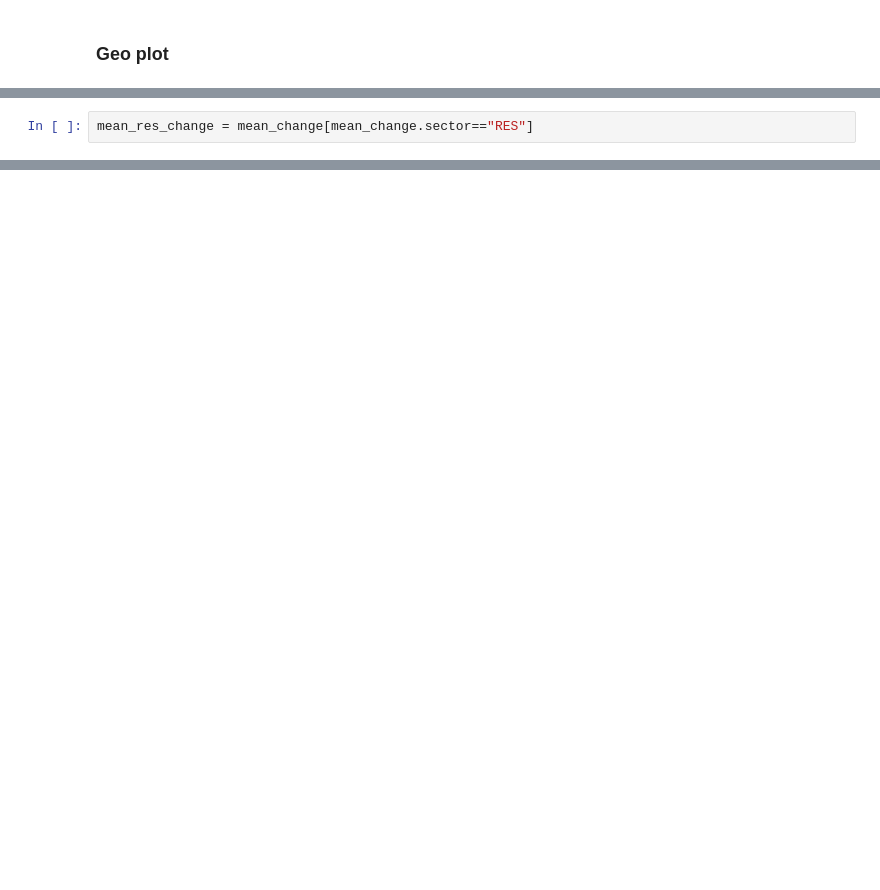
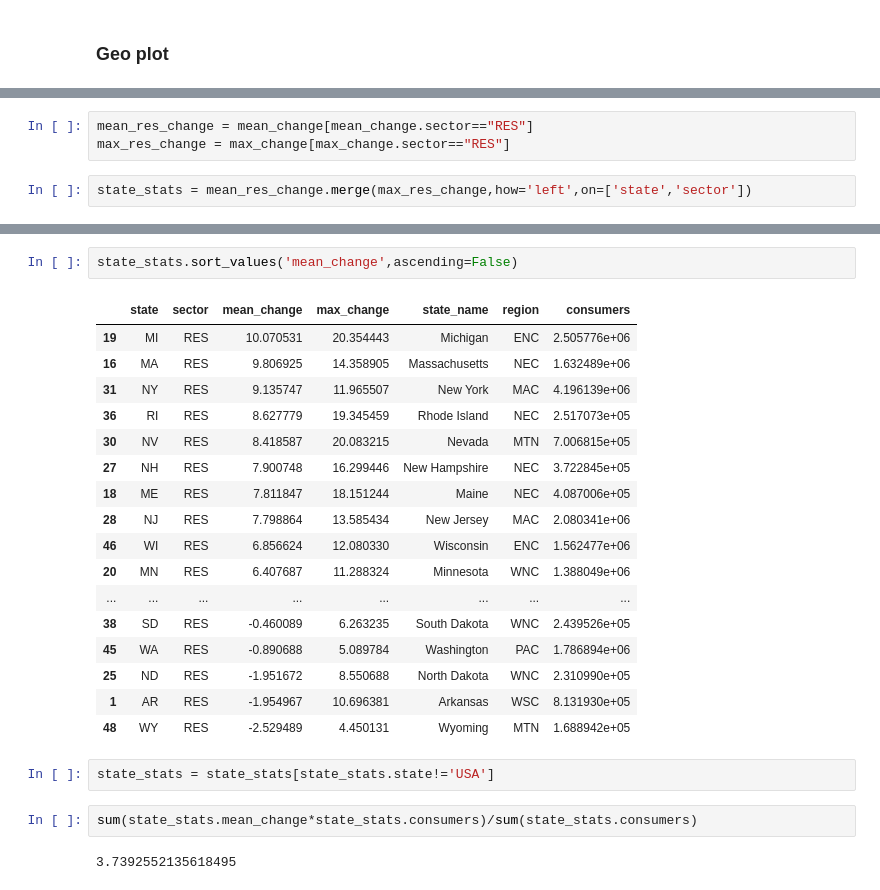
Before and after one commit to tsdataclinic/covid-energy-burden, a Jupyter notebook: src/EnergyViz.ipynb, the cells around one changed output, grey strips where cells are left out. Cells and saved outputs as stored; diff of their text form; blank space fills up the shorter version.

```diff
--- a/src/EnergyViz.ipynb
+++ b/src/EnergyViz.ipynb
@@ -154,2 +253,5 @@ mean_change = pd.DataFrame(energy_data.groupby(['state','sector']).apply(mean_er
 # %%
 mean_res_change = mean_change[mean_change.sector=="RES"]
+max_res_change = max_change[max_change.sector=="RES"]
+# %%
+state_stats = mean_res_change.merge(max_res_change,how='left',on=['state','sector'])
@@ -224,0 +290,26 @@ mean_res_change.head()
+# %%
+state_stats.sort_values('mean_change',ascending=False)
+# %% [output]
+|  | state | sector | mean_change | max_change | state_name | region | consumers |
+| 19 | MI | RES | 10.070531 | 20.354443 | Michigan | ENC | 2.505776e+06 |
+| 16 | MA | RES | 9.806925 | 14.358905 | Massachusetts | NEC | 1.632489e+06 |
+| 31 | NY | RES | 9.135747 | 11.965507 | New York | MAC | 4.196139e+06 |
+| 36 | RI | RES | 8.627779 | 19.345459 | Rhode Island | NEC | 2.517073e+05 |
+| 30 | NV | RES | 8.418587 | 20.083215 | Nevada | MTN | 7.006815e+05 |
+| 27 | NH | RES | 7.900748 | 16.299446 | New Hampshire | NEC | 3.722845e+05 |
+| 18 | ME | RES | 7.811847 | 18.151244 | Maine | NEC | 4.087006e+05 |
+| 28 | NJ | RES | 7.798864 | 13.585434 | New Jersey | MAC | 2.080341e+06 |
+| 46 | WI | RES | 6.856624 | 12.080330 | Wisconsin | ENC | 1.562477e+06 |
+| 20 | MN | RES | 6.407687 | 11.288324 | Minnesota | WNC | 1.388049e+06 |
+| ... | ... | ... | ... | ... | ... | ... | ... |
+| 38 | SD | RES | -0.460089 | 6.263235 | South Dakota | WNC | 2.439526e+05 |
+| 45 | WA | RES | -0.890688 | 5.089784 | Washington | PAC | 1.786894e+06 |
+| 25 | ND | RES | -1.951672 | 8.550688 | North Dakota | WNC | 2.310990e+05 |
+| 1 | AR | RES | -1.954967 | 10.696381 | Arkansas | WSC | 8.131930e+05 |
+| 48 | WY | RES | -2.529489 | 4.450131 | Wyoming | MTN | 1.688942e+05 |
+# %%
+state_stats = state_stats[state_stats.state!='USA']
+# %%
+sum(state_stats.mean_change*state_stats.consumers)/sum(state_stats.consumers)
+# %% [output]
+3.7392552135618495
```
Also changed, not shown: parts of 23 cells of this notebook, 1 other file.
